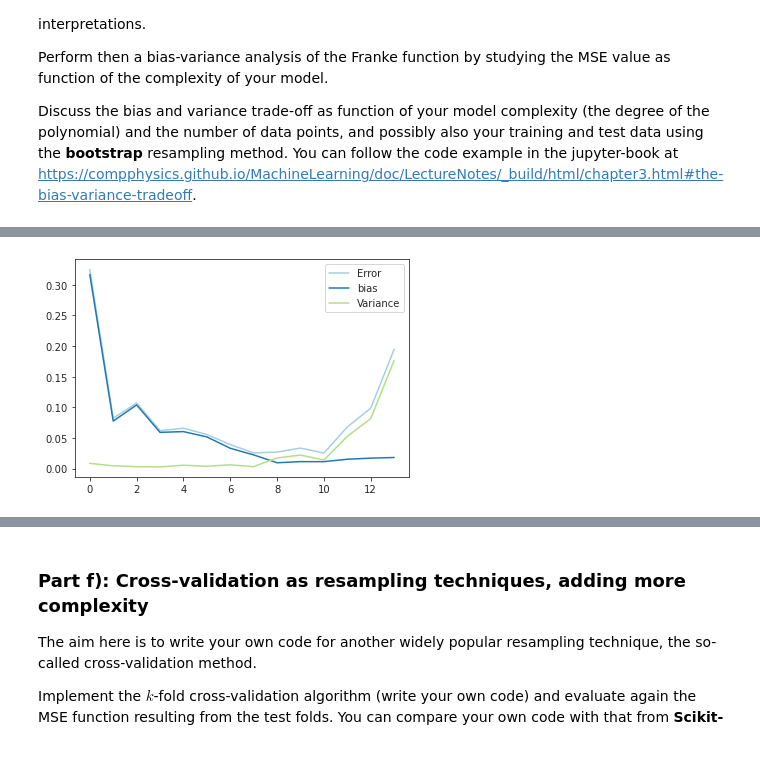
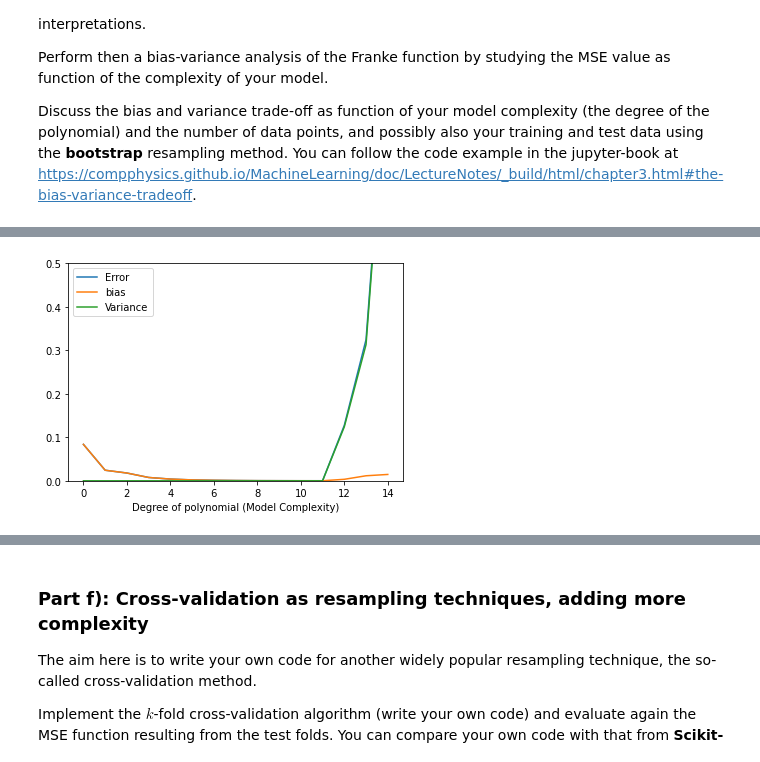
Before and after one commit to krisvals/FYS4155_Projects, a Jupyter notebook: Project1/Project1.ipynb, the cells around one changed output, grey strips where cells are left out. Cells and saved outputs as stored; diff of their text form; code cells hidden in the pictures.

```diff
--- a/Project1/Project1.ipynb
+++ b/Project1/Project1.ipynb
@@ -794,30 +794,19 @@ of your model complexity (the degree of the polynomial) and the number
 of data points, and possibly also your training and test data using the **bootstrap** resampling method.
 You can follow the code example in the jupyter-book at <https://compphysics.github.io/MachineLearning/doc/LectureNotes/_build/html/chapter3.html#the-bias-variance-tradeoff>.
 # %%
+#Plots of bias-variance trade off and comparison of training vs test data error of franke function
 import matplotlib.pyplot as plt
 import numpy as np
-from sklearn.linear_model import LinearRegression, Ridge, Lasso
-from sklearn.preprocessing import PolynomialFeatures
 from sklearn.model_selection import train_test_split
-from sklearn.pipeline import make_pipeline
 from sklearn.utils import resample
 
 
-n = 40
-n_boostraps = 100
-maxdegree = 14
-
-# Making the R2 and MSE functions
-def R2(y_data, y_model):
-    return 1 - np.sum((y_data - y_model) ** 2) / np.sum((y_data - np.mean(y_data)) ** 2)
-def MSE(y_data,y_model):
-    n = np.size(y_model)
-    return np.sum((y_data-y_model)**2)/n
-
+n_boostraps = 50
+maxdegree = 15
 
 # Generating the data set
-x = np.arange(0, 1, 0.05)
-y = np.arange(0, 1, 0.05)
+x = np.arange(0, 1, 0.01)
+y = np.arange(0, 1, 0.01)
 x, y = np.meshgrid(x, y)
 def FrankeFunction(x, y):
     term1 = 0.75 * np.exp(-(0.25 * (9 * x - 2) ** 2) - 0.25 * ((9 * y - 2) ** 2))
@@ -826,41 +815,61 @@ def FrankeFunction(x, y):
     term4 = -0.2 * np.exp(-(9 * x - 4) ** 2 - (9 * y - 7) ** 2)
     return term1 + term2 + term3 + term4
 
-noise = 0
-z = FrankeFunction(x, y) + noise * np.random.randn(20) # the additional term is the noise. Adjust the factor by a small number (<<1)
+noise = 0.01 #Changed from zero as I got nan on statistics alot
+z = FrankeFunction(x, y) + noise * np.random.randn(100) # the additional term is the noise. Adjust the factor by a small number (<<1)
 
 # Making the data into lists
 x_flat = x.flatten()
 y_flat = y.flatten()
 z_flat = z.flatten()
 
-def fit(degree_x, degree_y):
-    X = np.zeros((len(x_flat), (degree_x+1)*(degree_y+1)))
-    col_idx = 0
-    for i in range(degree_x + 1):
-        for j in range(degree_y + 1):
-            X[:, col_idx] = x_flat**i * y_flat**j
-            col_idx += 1
-    X_train, X_test, z_train, z_test = train_test_split(X, z_flat, test_size=0.2)
+#Function to create design matric (Code from: https://nucleartalent.github.io/MachineLearningECT/doc/ProjectsExercises/2020/hw3/html/hw3.html)
+def create_X(x, y, n ):
+    if len(x.shape) > 1:
+        x = np.ravel(x)
+        y = np.ravel(y)
 
+    N = len(x)
+    l = int((n+1)*(n+2)/2) # Number of elements in beta
+    X = np.ones((N,l))
 
+    for i in range(1,n+1):
+        q = int((i)*(i+1)/2)
+        for k in range(i+1):
+            X[:,q+k] = (x**(i-k))*(y**k)
+    return X
+
+#Creating empty datasets
 error = np.zeros(maxdegree)
+ztilde = np.zeros(maxdegree)
+train_error = np.zeros(maxdegree)
 bias = np.zeros(maxdegree)
 variance = np.zeros(maxdegree)
 polydegree = np.zeros(maxdegree)
 
 
 for degree in range(maxdegree):
-    model = make_pipeline(PolynomialFeatures(degree=degree), LinearRegression(fit_intercept=False))
-    y_pred = np.empty((y_test.shape[0], n_boostraps))
-    for i in range(n_boostraps):
-        x_, y_ = resample(x_train, y_train)
-        y_pred[:, i] = model.fit(x_, y_).predict(x_test).ravel()
-
+    #Create design matrix
+    X = create_X(x_flat, y_flat, n=degree)
+    #split data into training and test datasets for bootstrapping
+    x_train, x_test, z_train, z_test = train_test_split(X, z_flat, test_size=0.2)
+    ztilde = np.empty((x_train.shape[0], n_boostraps))
+    zpredict = np.empty((z_test.shape[0], n_boostraps))
+    #Fit model for n_bootstraps
+    for k in range(n_boostraps):
+        x_, y_ = resample(x_train, z_train)
+        beta =  np.linalg.inv(x_.T @ x_) @ x_.T @ y_
+        zpredict[:, k] = x_test @ beta
+        ztilde[:,k] = x_train @ beta
     polydegree[degree] = degree
-    error[degree] = np.mean( np.mean((y_test - y_pred)**2, axis=1, keepdims=True) )
-    bias[degree] = np.mean( (y_test - np.mean(y_pred, axis=1, keepdims=True))**2 )
-    variance[degree] = np.mean( np.var(y_pred, axis=1, keepdims=True) )
+    z_test = np.reshape(z_test,(len(z_test),1))
+    z_train = np.reshape(z_train,(len(z_train),1))
+    #Take mean of n_bootstrapping results
+    error[degree] = np.mean( np.mean((z_test - zpredict)**2, axis=1, keepdims=True) )
+    train_error[degree] = np.mean( np.mean((z_train - ztilde)**2, axis=1, keepdims=True) )
+    bias[degree] = np.mean( (z_test - np.mean(zpredict, axis=1, keepdims=True))**2 )
+    variance[degree] = np.mean( np.var(zpredict, axis=1, keepdims=True) )
+    print('Shape:', x_train.shape)
     print('Polynomial degree:', degree)
     print('Error:', error[degree])
     print('Bias^2:', bias[degree])
@@ -868,10 +877,23 @@ for degree in range(maxdegree):
     print('{} >= {} + {} = {}'.format(error[degree], bias[degree], variance[degree], bias[degree]+variance[degree]))
 
 
+#Plot of bias-variance tradeoff
 plt.plot(polydegree, error, label='Error')
 plt.plot(polydegree, bias, label='bias')
 plt.plot(polydegree, variance, label='Variance')
+plt.axis(ymin = 0, ymax = 0.5)
+plt.xlabel('Degree of polynomial (Model Complexity)')
 plt.legend()
 plt.savefig('Bias_Var_Tradeoff.png', format='png')
 plt.show()
+
+#Plot of training vs test data error
+plt.plot(polydegree, error, label='Test sample error')
+plt.plot(polydegree, train_error, label='Training sample error')
+plt.legend()
+plt.axis(ymin = 0.00009, ymax = 0.09)
+plt.xlabel('Degree of polynomial')
+plt.ylabel('Mean squared error')
+plt.savefig('Train_vs_Test_data.png', format='png')
+plt.show()
 # %% [output]
@@ -895 +917 @@ Var: 0.17669344056867822
-[figure, old version]
+[figure, new version]
```
Also changed, not shown: parts of 3 cells of this notebook, 1 other file.
